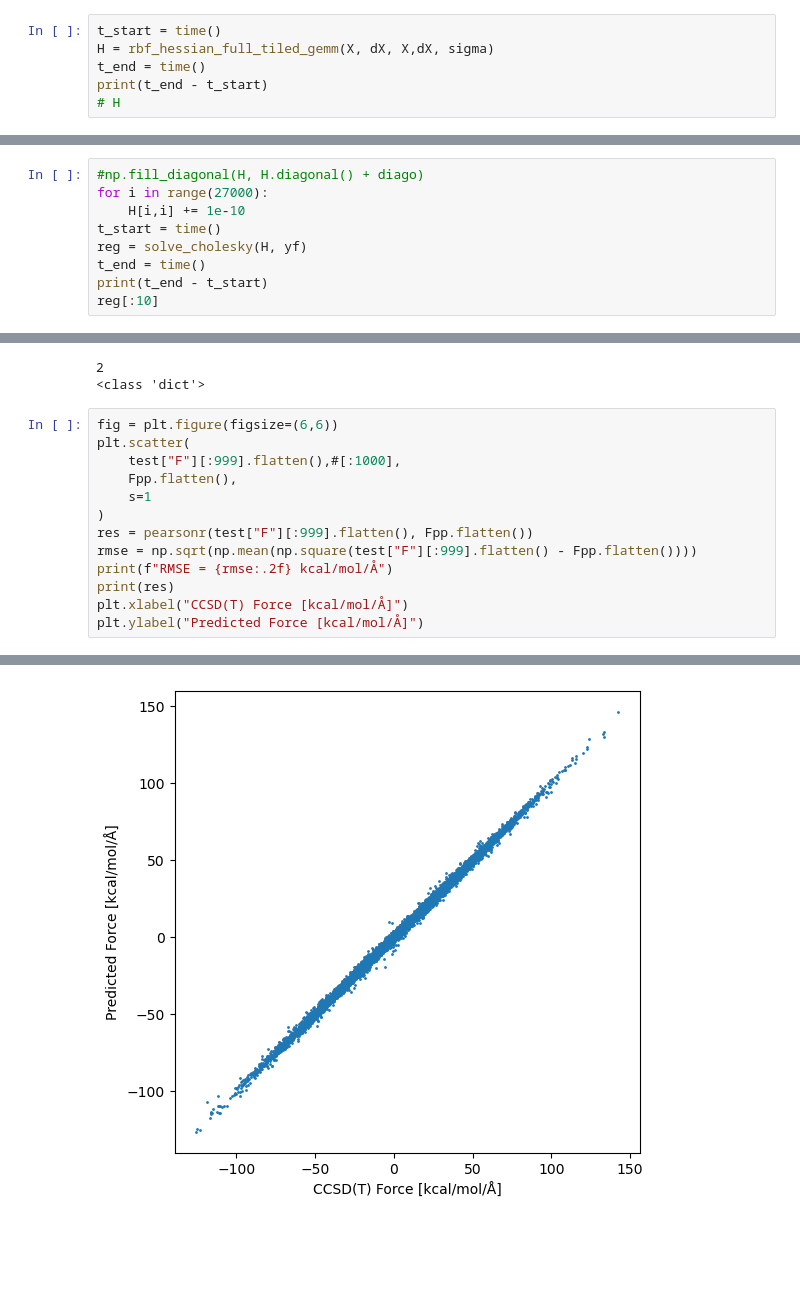
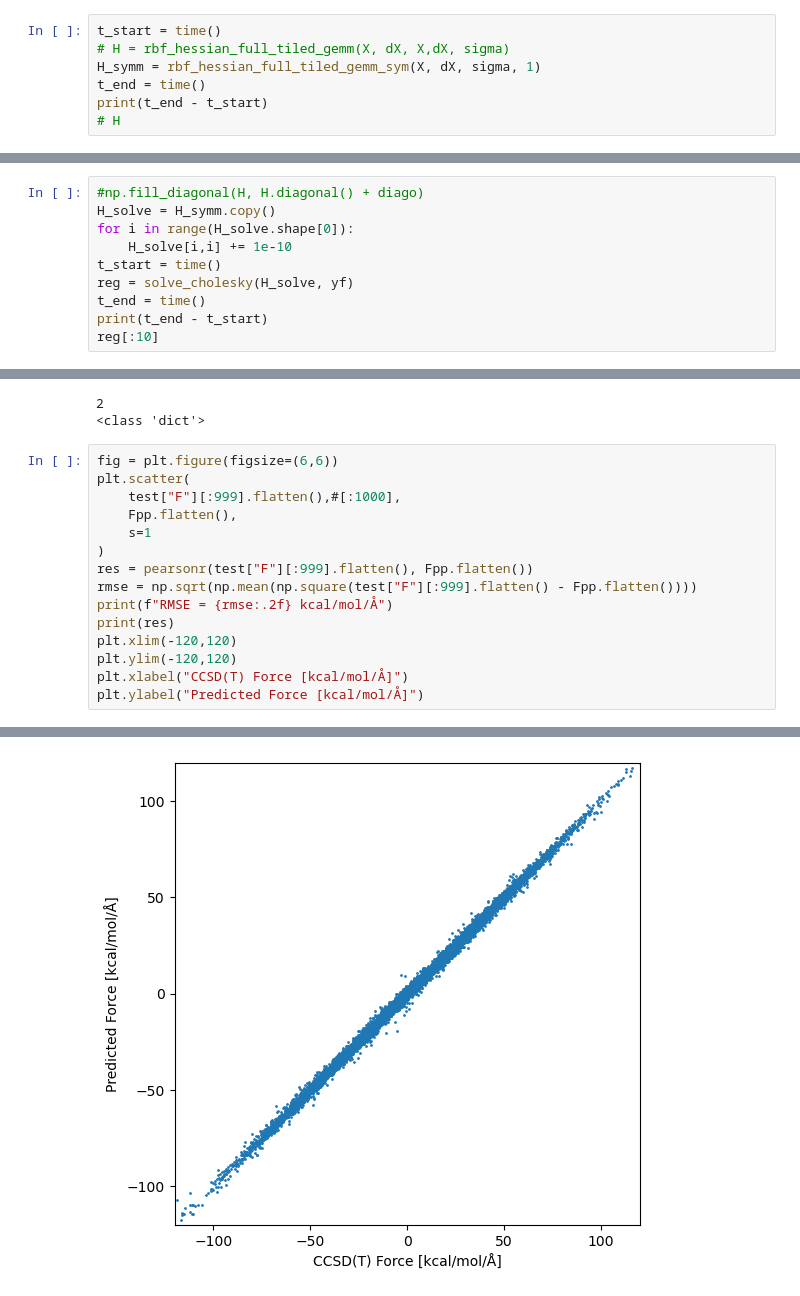
Before and after one commit to andersx/kernelforge, a Jupyter notebook: examples/regression_forces.ipynb, the cells around one changed output, grey strips where cells are left out. Saved outputs shown, nothing was run; the diff lists cells and outputs as text; blank space fills up the shorter version.

```diff
--- a/examples/regression_forces.ipynb
+++ b/examples/regression_forces.ipynb
@@ -110,6 +118,7 @@ Text(0, 0.5, 'Predicted Force [kcal/mol/Å]')
 # %%
 t_start = time()
-H = rbf_hessian_full_tiled_gemm(X, dX, X,dX, sigma)
+# H = rbf_hessian_full_tiled_gemm(X, dX, X,dX, sigma)
+H_symm = rbf_hessian_full_tiled_gemm_sym(X, dX, sigma, 1)
 t_end = time()
 print(t_end - t_start)
 # H
@@ -127,10 +131,11 @@ yf.shape
 (27000,)
 # %%
 #np.fill_diagonal(H, H.diagonal() + diago)
-for i in range(27000):
-    H[i,i] += 1e-10
+H_solve = H_symm.copy()
+for i in range(H_solve.shape[0]):
+    H_solve[i,i] += 1e-10
 t_start = time()
-reg = solve_cholesky(H, yf)
+reg = solve_cholesky(H_solve, yf)
 t_end = time()
 print(t_end - t_start)
 reg[:10]
@@ -181,6 +186,8 @@ res = pearsonr(test["F"][:999].flatten(), Fpp.flatten())
 rmse = np.sqrt(np.mean(np.square(test["F"][:999].flatten() - Fpp.flatten())))
 print(f"RMSE = {rmse:.2f} kcal/mol/Å")
 print(res)
+plt.xlim(-120,120)
+plt.ylim(-120,120)
 plt.xlabel("CCSD(T) Force [kcal/mol/Å]")
 plt.ylabel("Predicted Force [kcal/mol/Å]")
 # %% [output]
@@ -189,2 +196,2 @@ PearsonRResult(statistic=np.float64(0.9990579771734678), pvalue=np.float64(0.0))
 Text(0, 0.5, 'Predicted Force [kcal/mol/Å]')
-[figure, old version]
+[figure, new version]
```
Also changed, not shown: parts of 12 cells of this notebook, 8 other files.
